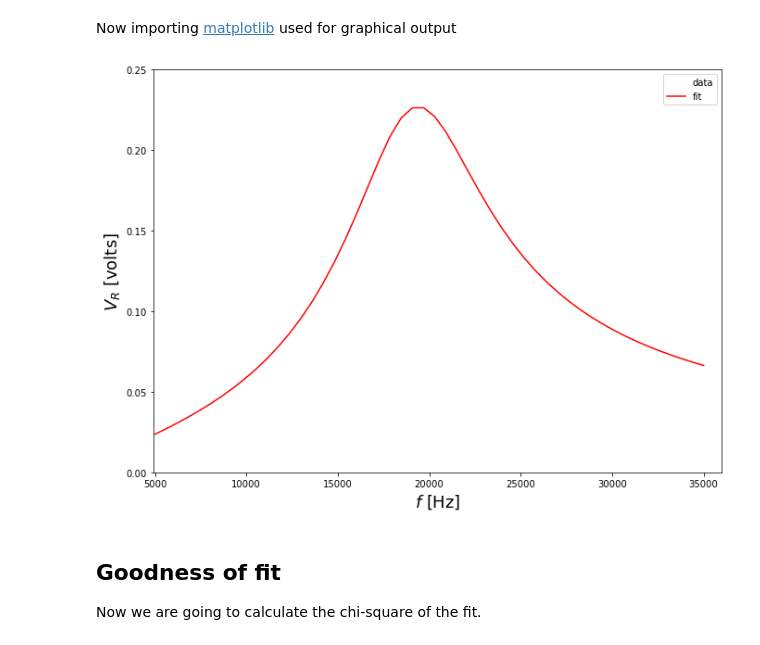
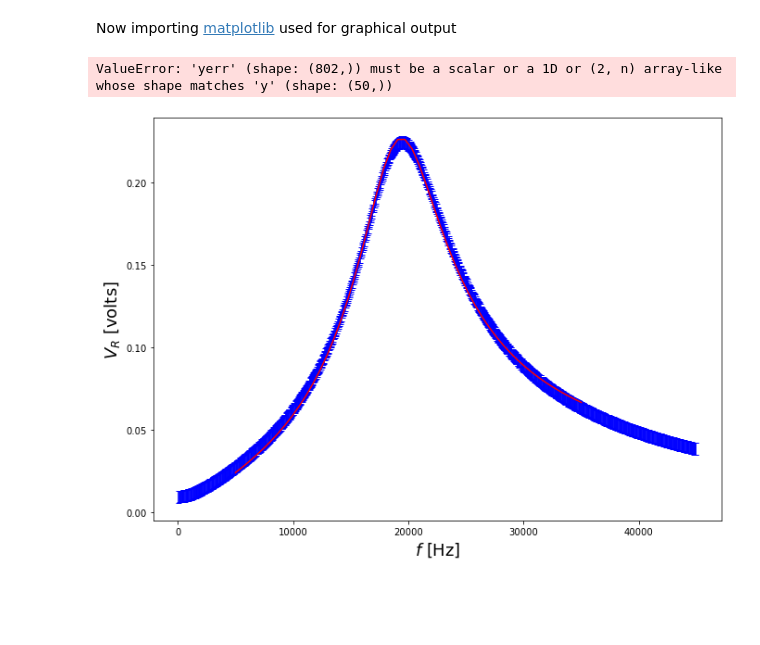
Before and after one commit to Feyn-23/Lab-II, a Jupyter notebook: amplitutes.ipynb, the cells around one changed output. Saved outputs shown, nothing was run; the diff lists cells and outputs as text; code cells hidden in the pictures; blank space fills up the shorter version.

```diff
--- a/amplitutes.ipynb
+++ b/amplitutes.ipynb
@@ -44,5 +57,8 @@ old_fit = np.copy(initial_guess)  # save a copy to compare new with old
 # %%
 from statistics import stdev
 
-amplitude_stdev = stdev(amp_R)
+amplitude_stdev = stdev(amplitude_F,)
+
+amplitude_stdev = np.loadtxt(data_file, delimiter = ',', skiprows = 1, usecols = (10), unpack = True)
+
 amplitude_stdev
@@ -121,0 +149,29 @@ residual = amp_R - V_Rmodel
+# %%
+new_initial_values_R = np.array([fit_R[0], fit_R[1], fit_R[2],fit_R[3],fit_R[4]])
+new_initial_values_L = np.array([fit_L[0], fit_L[1], fit_L[2],fit_L[3]])
+new_initial_values_C = np.array([fit_C[0], fit_C[1], fit_C[2],fit_C[3]])
+
+# estimated_error = photodiode_error(theta, delta_V0, delta_theta, delta_V1,
+#                                    fit_R[0], fit_R[1]) # propagate error using new values for V0, etc
+
+fit_R, covariance_R = curve_fit(R_amp_model, frequencies_gen, amplitude_R, p0 = new_initial_values_R,sigma=amplitude_stdev,absolute_sigma=True)
+fit_L, covariance_L = curve_fit(L_amp_model, frequencies_gen, amplitude_R, p0 = new_initial_values_L,sigma=amplitude_stdev,absolute_sigma=True)
+fit_C, covariance_C = curve_fit(C_amp_model, frequencies_gen, amplitude_R, p0 = new_initial_values_C,sigma=amplitude_stdev,absolute_sigma=True)
+
+error_R = np.sqrt(np.diag(covariance_R))
+error_L = np.sqrt(np.diag(covariance_L))
+error_C = np.sqrt(np.diag(covariance_C))
+
+print('R\n')
+print(old_fit_R)
+print(fit_R)
+print('L\n')
+print(old_fit_L)
+print(fit_L)
+print('C\n')
+print(old_fit_C)
+print(fit_C)
+
+old_fit_R = np.copy(fit_R)
+old_fit_L = np.copy(fit_L)
+old_fit_C = np.copy(fit_C)
@@ -124,36 +256,33 @@ Now importing [matplotlib](https://matplotlib.org) used for graphical output
 # %%
 %matplotlib inline
 
 plt.figure(figsize = (11,8))                  #specify figure size as 7 x 5 inches
 #for default size, type plt.figure()
 
 plt.xlabel(r"$f$ [Hz]", fontsize = 18) #label axis (using LaTeX commands)
 plt.ylabel(r"$V_R$ [volts]", fontsize = 18)   #use 18 point font for label text
 
 # plot the data as before in blue
-plt.errorbar(f_gen, amp_R,
-             xerr=None, yerr=None,
+plt.errorbar(frequencies_gen, amplitude_R,
+             xerr=None, yerr=amplitude_stdev,
              linestyle = 'none',
              color = 'blue',
              capsize = 3, capthick = 1, label = "data")
 
 #create curve showing fit to data
 freq_fit = np.linspace(5000, 35000, 50)
-VR_fit = resistance_amp_model(freq_fit, fit[0], fit[1], fit[2],fit[3],fit[4])
+VR_fit = R_amp_model(freq_fit, fit_R[0], fit_R[1], fit_R[2],fit_R[3],fit_R[4])
 
 #plot the curve fit in red
-plt.errorbar(freq_fit, VR_fit, xerr = None, yerr = None, color = 'red', label = 'fit' )
+plt.errorbar(freq_fit, VR_fit, xerr = None, yerr = amplitude_stdev, color = 'red', label = 'fit' )
 plt.xlim(4900 , 36000)
 plt.ylim(0.0,0.25)
 # plt.xticks([0, 30, 60, 90, 120, 150, 180, 210, 240, 270, 300, 330, 360],
 #            ('0', '', '', 90,  '',  '', 180,  '',  '', 270,  '',  '', 360))
 plt.legend(loc = 'best')
 
 plt.savefig('Resistor-amplitude.pdf')
 plt.show()
 # %% [output]
+ValueError: 'yerr' (shape: (802,)) must be a scalar or a 1D or (2, n) array-like whose shape matches 'y' (shape: (50,))
-[figure, old version]
+[figure, new version]
-# %% [markdown]
-## Goodness of fit
-
-Now we are going to calculate the chi-square of the fit.
```
Also changed, not shown: parts of 15 cells of this notebook, 2 other files.
